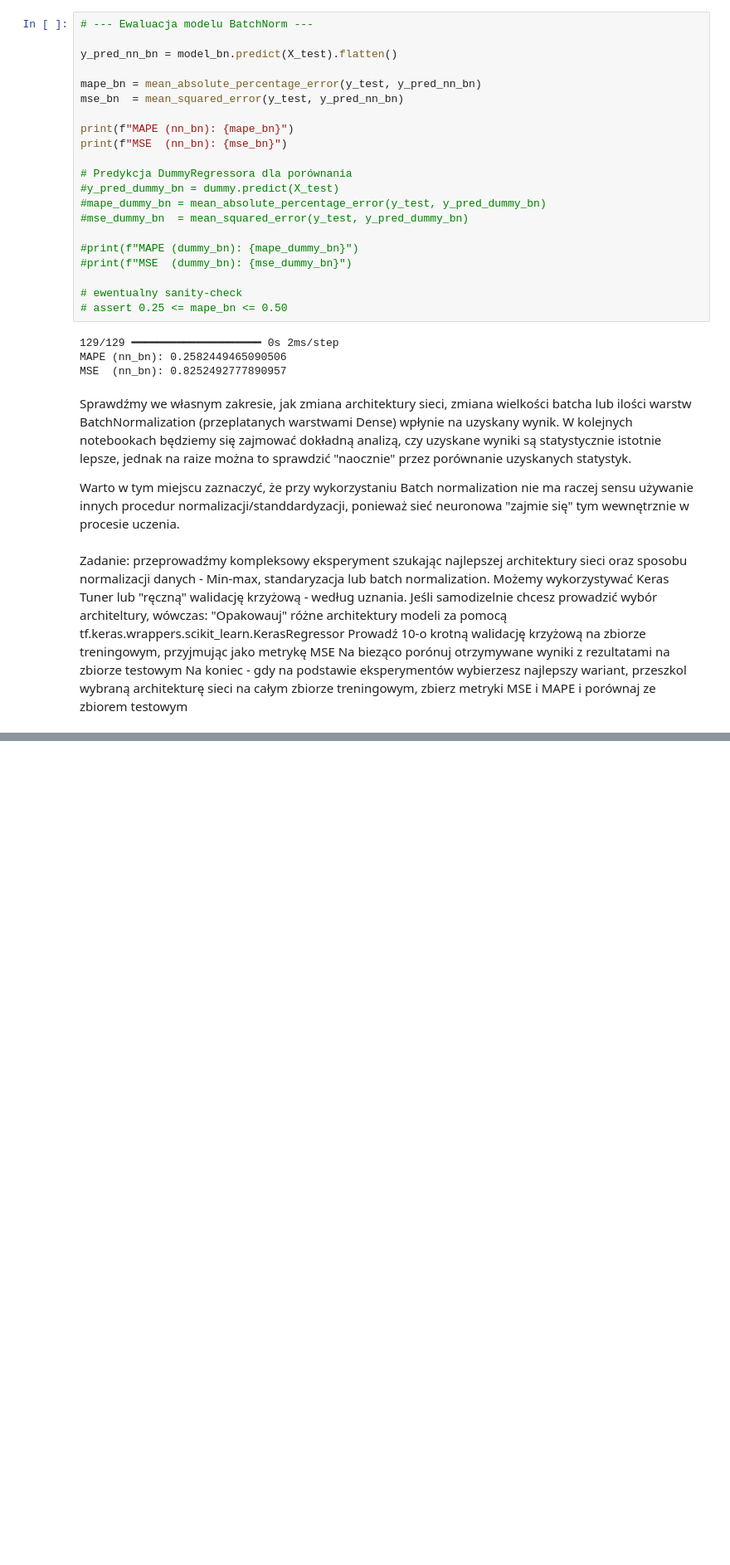
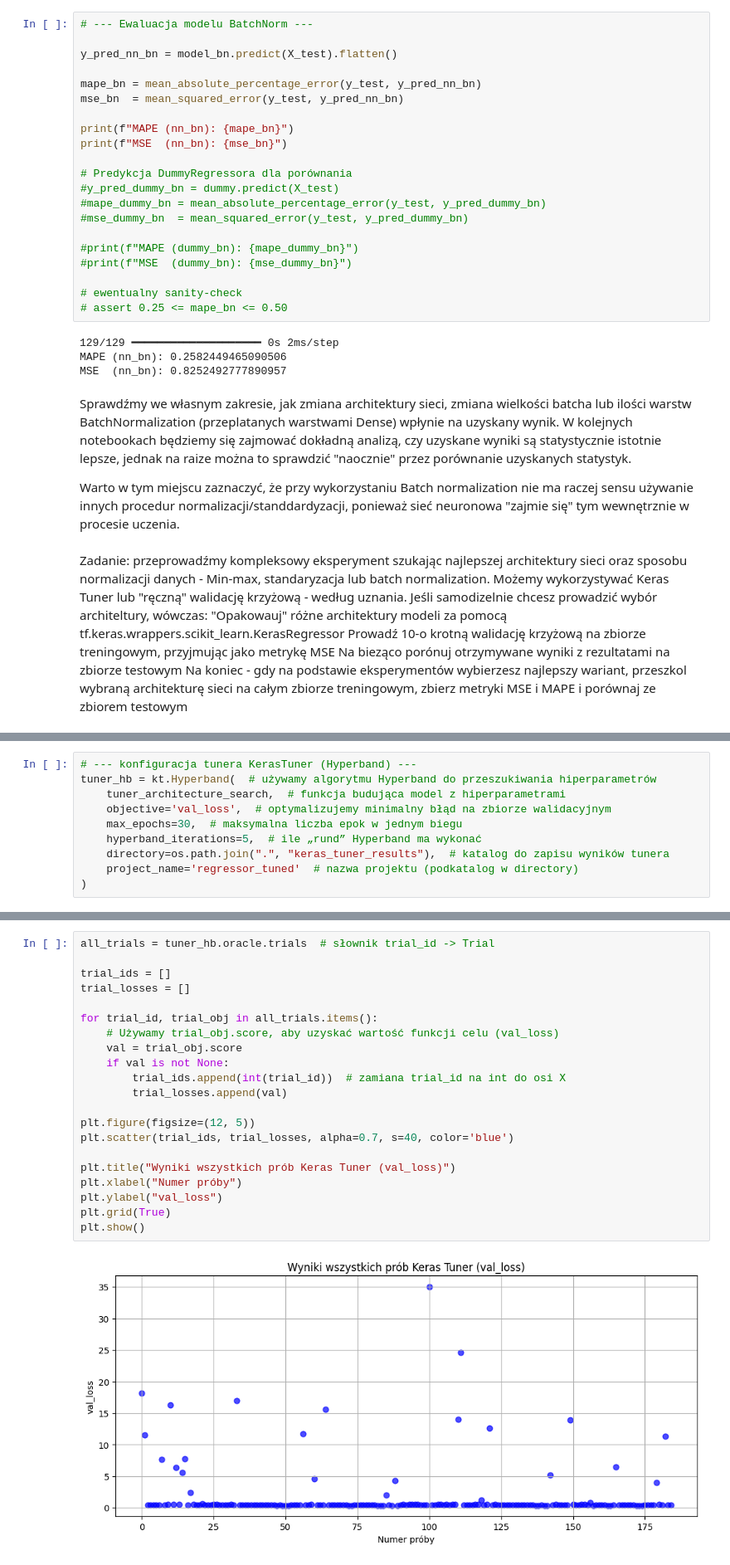
Before and after one commit to Marcin19721205/WSBNeuronowe, a Jupyter notebook: CW1.ipynb, the cells around one changed output, grey strips where cells are left out. Shown at 83% size. Cells and saved outputs as stored; diff of their text form; blank space fills up the shorter version.

```diff
--- a/CW1.ipynb
+++ b/CW1.ipynb
@@ -758,0 +671,10 @@ Successfully installed scikit-learn-1.6.1
+# %%
+# --- konfiguracja tunera KerasTuner (Hyperband) ---
+tuner_hb = kt.Hyperband(  # używamy algorytmu Hyperband do przeszukiwania hiperparametrów
+    tuner_architecture_search,  # funkcja budująca model z hiperparametrami
+    objective='val_loss',  # optymalizujemy minimalny błąd na zbiorze walidacyjnym
+    max_epochs=30,  # maksymalna liczba epok w jednym biegu
+    hyperband_iterations=5,  # ile „rund” Hyperband ma wykonać
+    directory=os.path.join(".", "keras_tuner_results"),  # katalog do zapisu wyników tunera
+    project_name='regressor_tuned'  # nazwa projektu (podkatalog w directory)
+)
@@ -758,0 +809,23 @@ Successfully installed scikit-learn-1.6.1
+# %%
+all_trials = tuner_hb.oracle.trials  # słownik trial_id -> Trial
+
+trial_ids = []
+trial_losses = []
+
+for trial_id, trial_obj in all_trials.items():
+    # Używamy trial_obj.score, aby uzyskać wartość funkcji celu (val_loss)
+    val = trial_obj.score
+    if val is not None:
+        trial_ids.append(int(trial_id))  # zamiana trial_id na int do osi X
+        trial_losses.append(val)
+
+plt.figure(figsize=(12, 5))
+plt.scatter(trial_ids, trial_losses, alpha=0.7, s=40, color='blue')
+
+plt.title("Wyniki wszystkich prób Keras Tuner (val_loss)")
+plt.xlabel("Numer próby")
+plt.ylabel("val_loss")
+plt.grid(True)
+plt.show()
+# %% [output]
+[figure, added]
```
Also changed, not shown: parts of 10 cells of this notebook.
